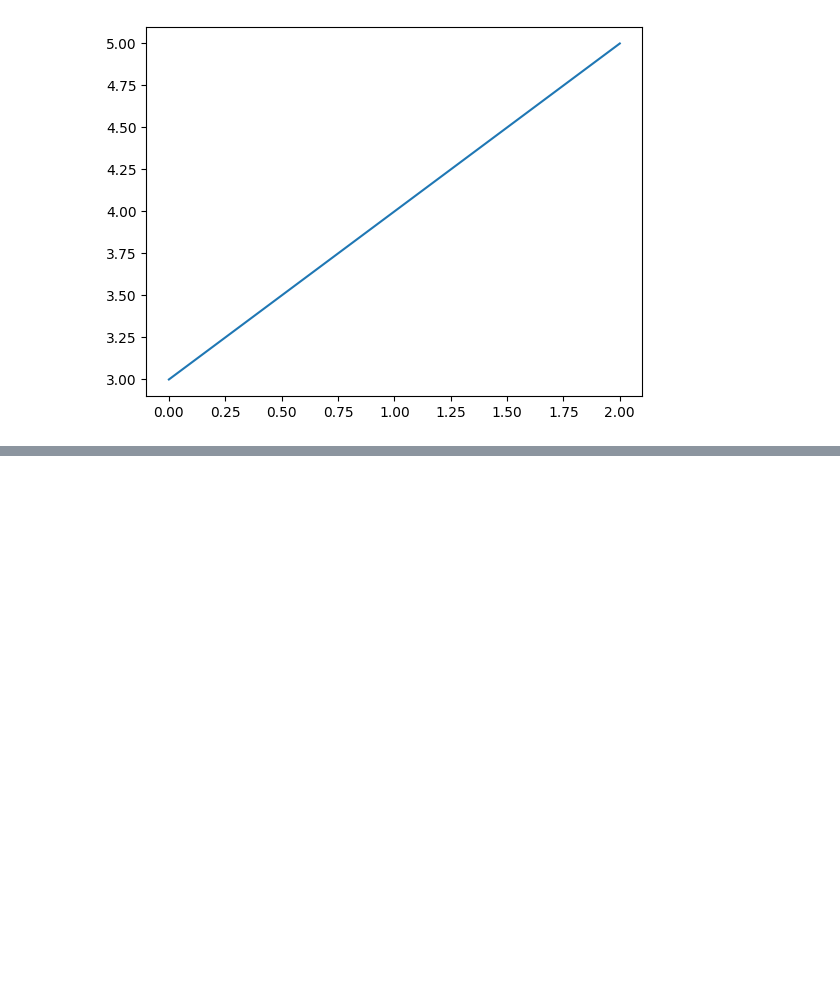
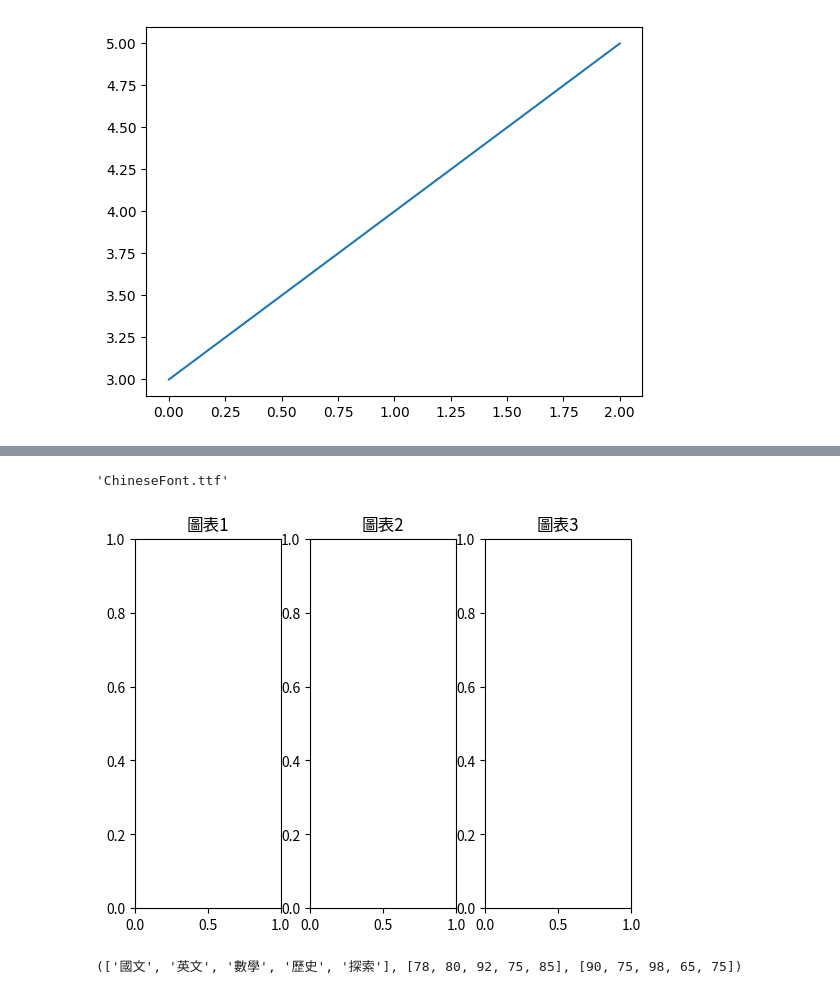
Before and after one commit to YEN-ZT/python_analysis, a Jupyter notebook: lesson13/lesson13-1.ipynb, the cells around one changed output, grey strips where cells are left out. Saved outputs shown, nothing was run; the diff lists cells and outputs as text; code cells hidden in the pictures; blank space fills up the shorter version.

```diff
--- a/lesson13/lesson13-1.ipynb
+++ b/lesson13/lesson13-1.ipynb
@@ -19,0 +35,41 @@ plt.show()
+# %%
+import wget
+
+wget.download("https://github.com/roberthsu2003/machine_learning/raw/refs/heads/main/source_data/ChineseFont.ttf")
+# %% [output]
+'ChineseFont.ttf'
+# %%
+import matplotlib.pyplot as plt
+import matplotlib as mpl
+from matplotlib.font_manager import fontManager
+
+fontManager.addfont("ChineseFont.ttf")
+mpl.rc('font', family="ChineseFont")
+
+figure = plt.figure()
+axes1 = figure.add_subplot(1, 3, 1)
+axes2 = figure.add_subplot(1, 3, 2)
+axes3 = figure.add_subplot(1, 3, 3)
+
+axes1.set_title("圖表1")
+axes2.set_title("圖表2")
+axes3.set_title("圖表3")
+plt.show()
+# %% [output]
+[figure, added]
+# %%
+import matplotlib.pyplot as plt
+import matplotlib as mpl
+from matplotlib.font_manager import fontManager
+
+fontManager.addfont("ChineseFont.ttf")
+mpl.rc('font', family="ChineseFont")
+
+student1 = {'國文':78, '英文':80, '數學':92, '歷史':75, '探索':85}
+student2 = {'國文':90, '英文':75, '數學':98, '歷史':65, '探索':75}
+subjects = list(student1.keys())
+stu1_values = list(student1.values())
+stu2_values = list(student2.values())
+subjects, stu1_values, stu2_values
+# %% [output]
+(['國文', '英文', '數學', '歷史', '探索'], [78, 80, 92, 75, 85], [90, 75, 98, 65, 75])
```
Also changed, not shown: parts of 3 cells of this notebook.
